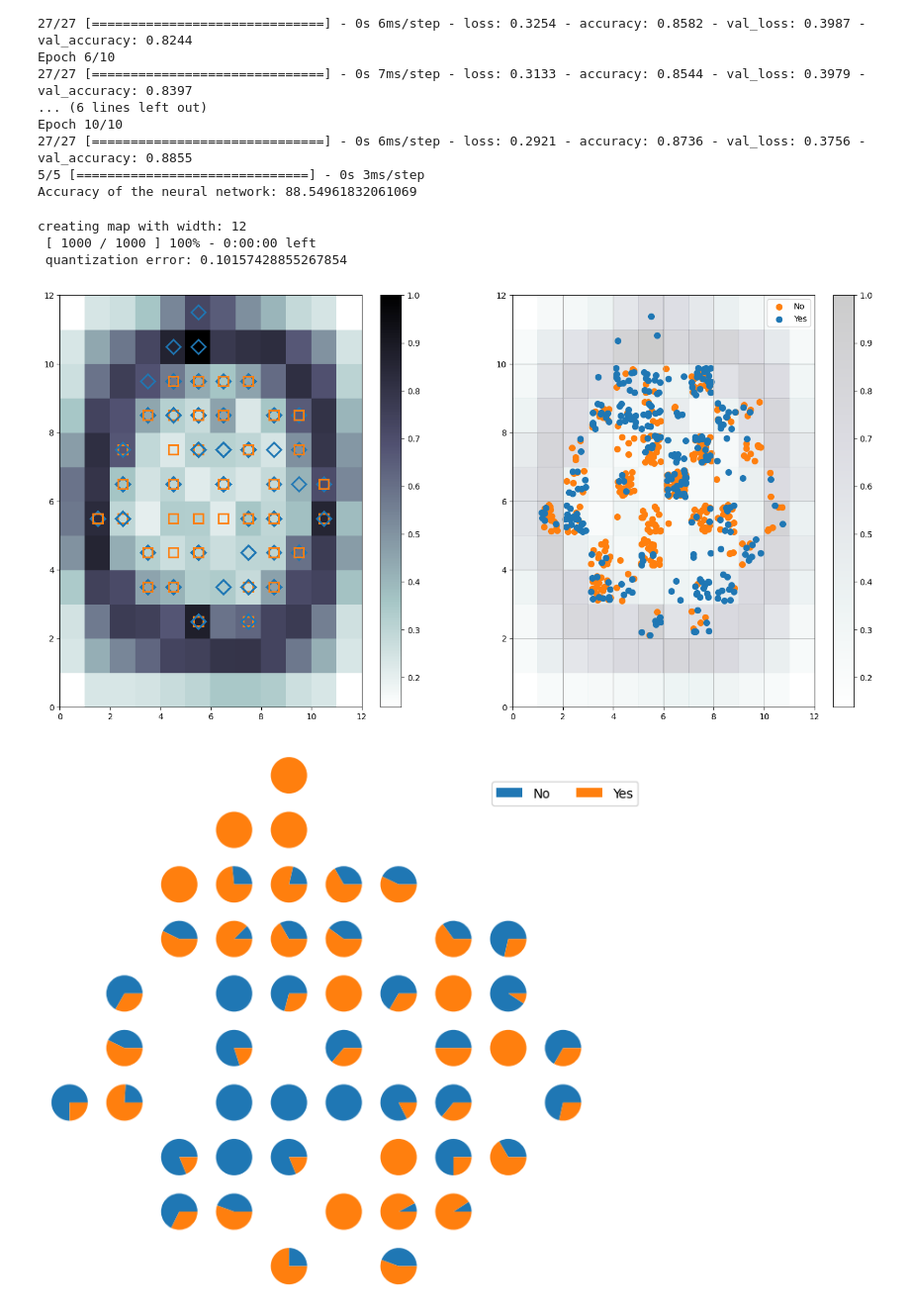
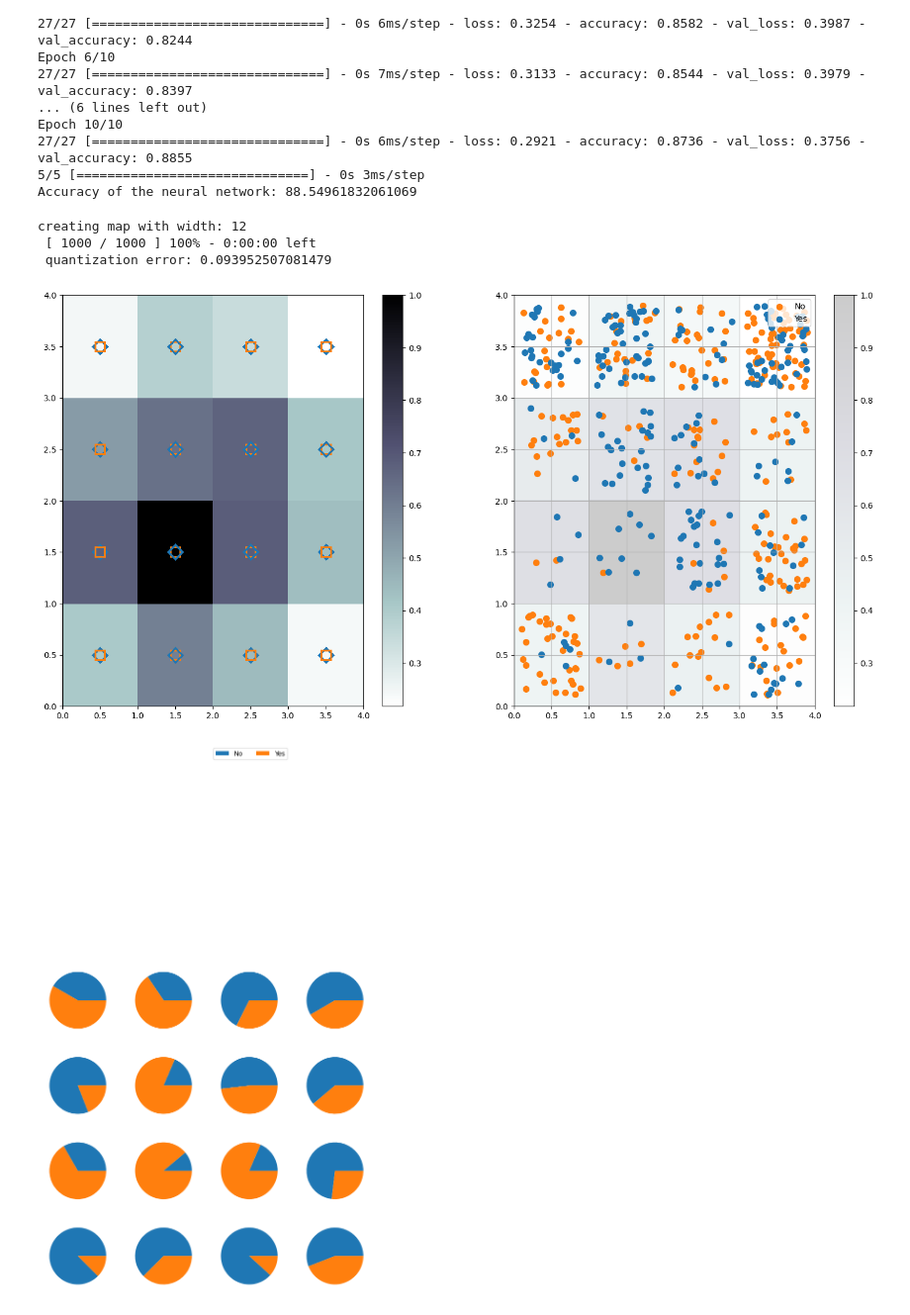
Before and after one commit to ignis05/uj-ci, a Jupyter notebook: Project1.ipynb, the cells around one changed output. Shown at 99% size. Cells and saved outputs as stored; diff of their text form; code cells hidden in the pictures.

```diff
--- a/Project1.ipynb
+++ b/Project1.ipynb
@@ -225,6 +225,8 @@ credit_X = normalize(credit_X, axis=0)
 # split into test set and training set
 credit_X_train, credit_X_test, credit_y_train, credit_y_test = train_test_split(credit_X, credit_y, test_size=0.20, random_state=31)
 
+credit_y_train_noOHE = credit_y_train
+credit_y_test_noOHE = credit_y_test
 # transform boolean to 2-column to OHE
 credit_y_train = np_utils.to_categorical(credit_y_train, num_classes=2)
 credit_y_test = np_utils.to_categorical(credit_y_test, num_classes=2)
@@ -318,0 +323,3 @@ credit_SOM_data = normalize(credit_SOM_data.values, axis=0)
+# %%
+credit_SOM_target = credit_y_train_noOHE
+credit_SOM_data = credit_X_train
@@ -319,7 +329,8 @@ credit_SOM_data = normalize(credit_SOM_data.values, axis=0)
 # %%
 credit_mapSize = math.ceil(np.sqrt(5*np.sqrt(len(credit_dataset))))  # rule of thumb for SOM dimentions: 5*sqrt(samples_size)
 print(f'creating map with width: {credit_mapSize}')
-credit_SOM_model = MiniSom(credit_mapSize, credit_mapSize, credit_SOM_data.shape[1])
+credit_SOM_model = MiniSom(credit_mapSize, credit_mapSize, credit_SOM_data.shape[1], sigma=1.5, learning_rate=.5,
+                           neighborhood_function='gaussian', random_seed=0)
 
 # prepare and train model
 credit_SOM_model.pca_weights_init(credit_SOM_data)
@@ -327,7 +338,7 @@ credit_SOM_model.train(credit_SOM_data, 1000, verbose=True)
 # %% [output]
 creating map with width: 12
  [ 1000 / 1000 ] 100% - 0:00:00 left
- quantization error: 0.10157428855267854
+ quantization error: 0.093952507081479
 # %%
 labels = {0: 'No', 1: 'Yes'}
 colors = ['C0', 'C1']
@@ -350,33 +361,33 @@ for cnt, xx in enumerate(credit_SOM_data):
 # A random offset is added to avoid overlaps between points within the same cell.
 plt.subplot(1, 2, 2)
 w_x, w_y = zip(*[credit_SOM_model.winner(d) for d in credit_SOM_data])
 w_x = np.array(w_x)
 w_y = np.array(w_y)
 
 plt.pcolor(credit_SOM_model.distance_map().T, cmap='bone_r', alpha=.2)
 plt.colorbar()
 
 for c in np.unique(credit_SOM_target):
     idx_target = credit_SOM_target == c
     plt.scatter(w_x[idx_target]+.5+(np.random.rand(np.sum(idx_target))-.5)*.8,
                 w_y[idx_target]+.5+(np.random.rand(np.sum(idx_target))-.5)*.8,
                 s=50, c=colors[c-1], label=labels[c])
 plt.legend(loc='upper right')
 plt.grid()
 plt.show()
 
 
 # A random offset is added to avoid overlaps between points within the same cell.
 labels_map = credit_SOM_model.labels_map(credit_SOM_data, [labels[t] for t in credit_SOM_target])
-the_grid = gridspec.GridSpec(credit_mapSize, credit_mapSize,plt.figure(figsize=(9, 9)))
+the_grid = gridspec.GridSpec(credit_mapSize, credit_mapSize,plt.figure(figsize=(9, 6)))
 for position in labels_map.keys():
     label_fracs = [labels_map[position][l] for l in labels.values()]
     plt.subplot(the_grid[credit_mapSize-1-position[1],
                          position[0]], aspect=1)
     patches, texts = plt.pie(label_fracs)
 
 plt.legend(patches, labels.values(), bbox_to_anchor=(3.5, 6.5), ncol=3)
 plt.show()
 # %% [output]
-[figure, old version]
+[figure, new version]
-[figure, old version]
+[figure, new version]
```
Also changed, not shown: parts of 2 cells of this notebook.
